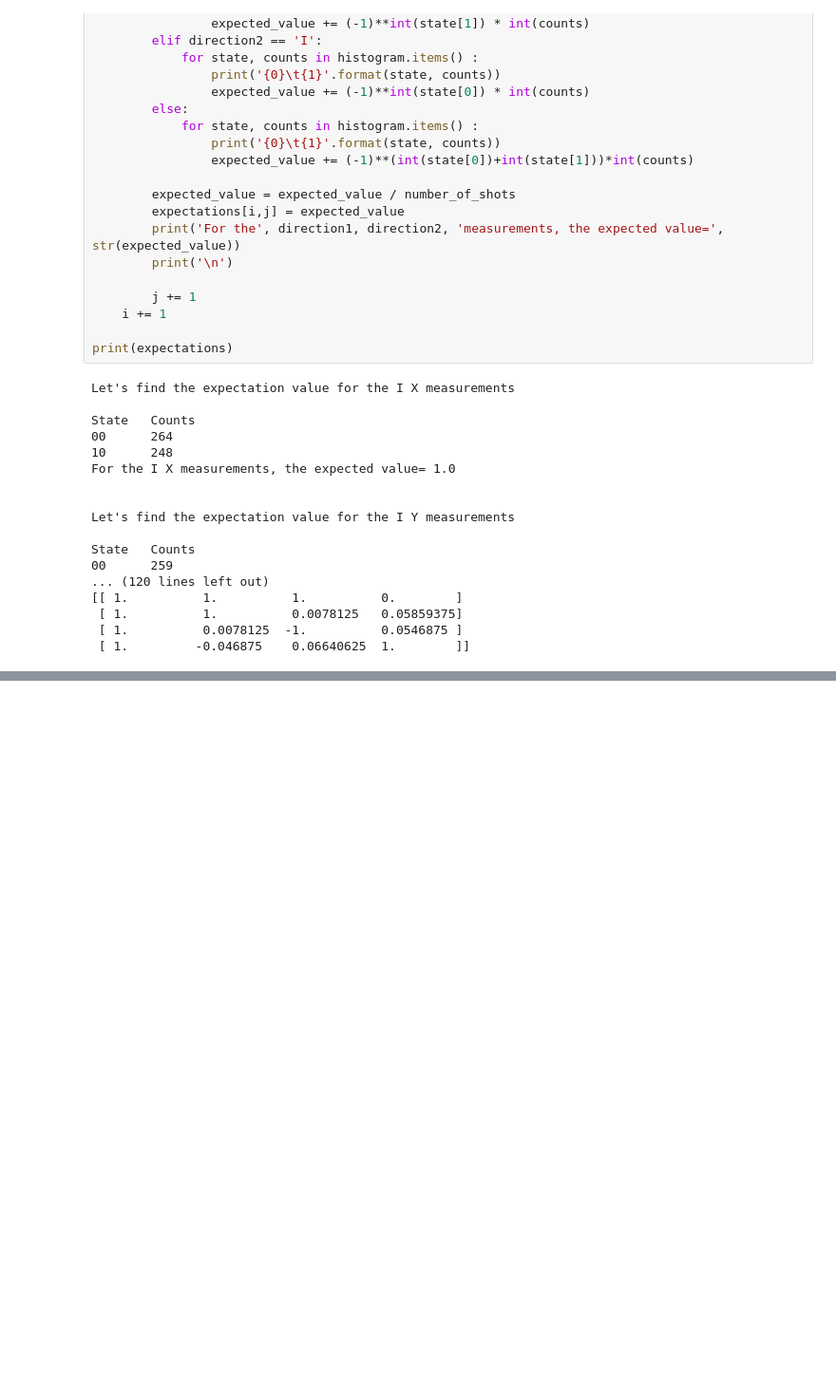
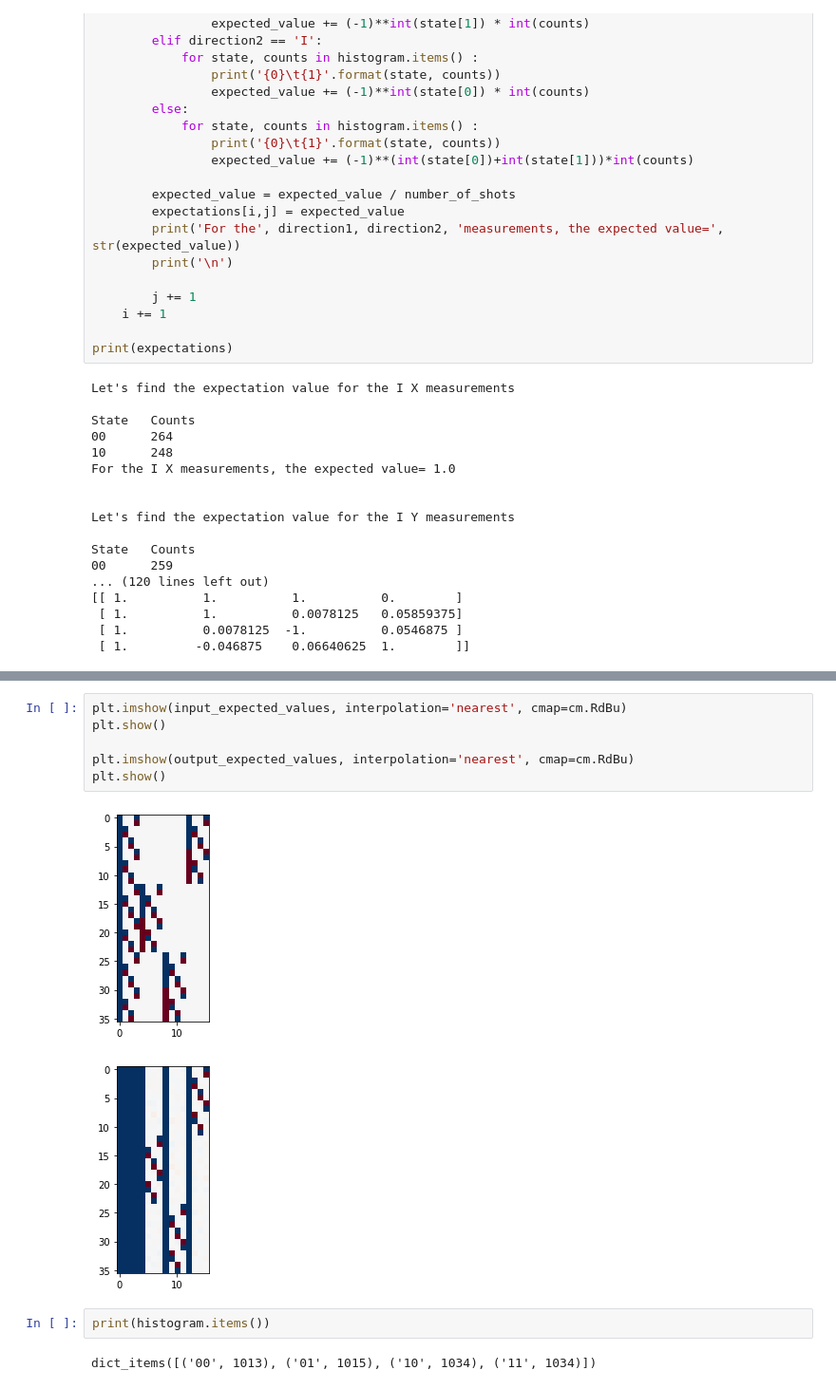
Before and after one commit to joostvdzalm/Internation-QI-team, a Jupyter notebook: Qubit Process Tomography.ipynb, the cells around one changed output, grey strips where cells are left out. Shown at 95% size. Drawn from its saved outputs; the diff is of its cells as text; blank space fills up the shorter version.

```diff
--- a/Qubit Process Tomography.ipynb
+++ b/Qubit Process Tomography.ipynb
@@ -481,0 +559,13 @@ KeyboardInterrupt:
+# %%
+plt.imshow(input_expected_values, interpolation='nearest', cmap=cm.RdBu)
+plt.show()
+
+plt.imshow(output_expected_values, interpolation='nearest', cmap=cm.RdBu)
+plt.show()
+# %% [output]
+[figure, added]
+[figure, added]
+# %%
+print(histogram.items())
+# %% [output]
+dict_items([('00', 1013), ('01', 1015), ('10', 1034), ('11', 1034)])
```
Also changed, not shown: parts of 11 cells of this notebook.
